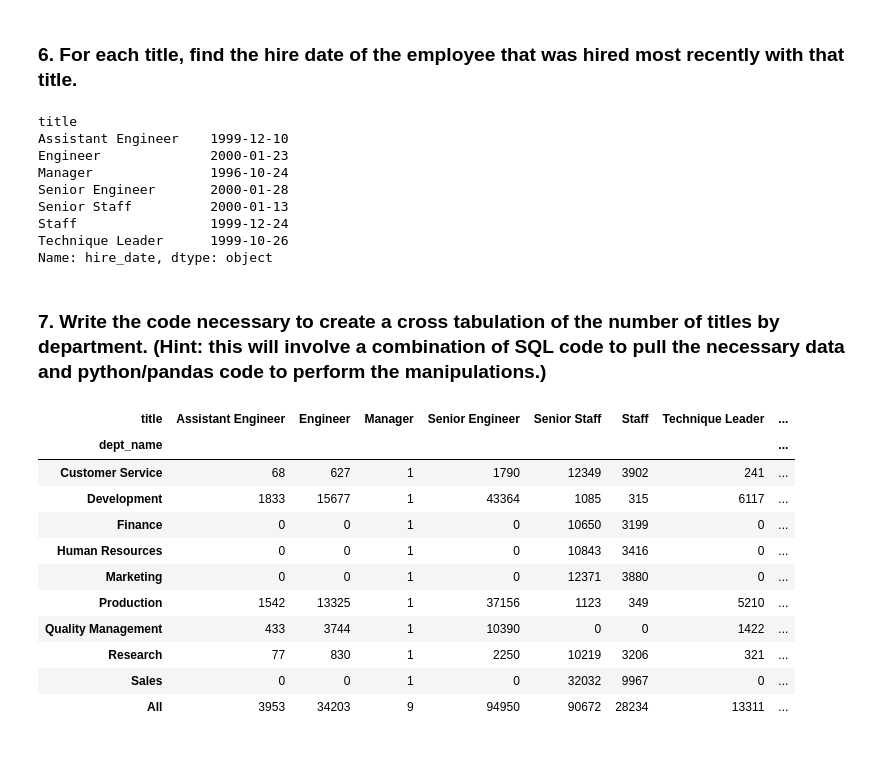
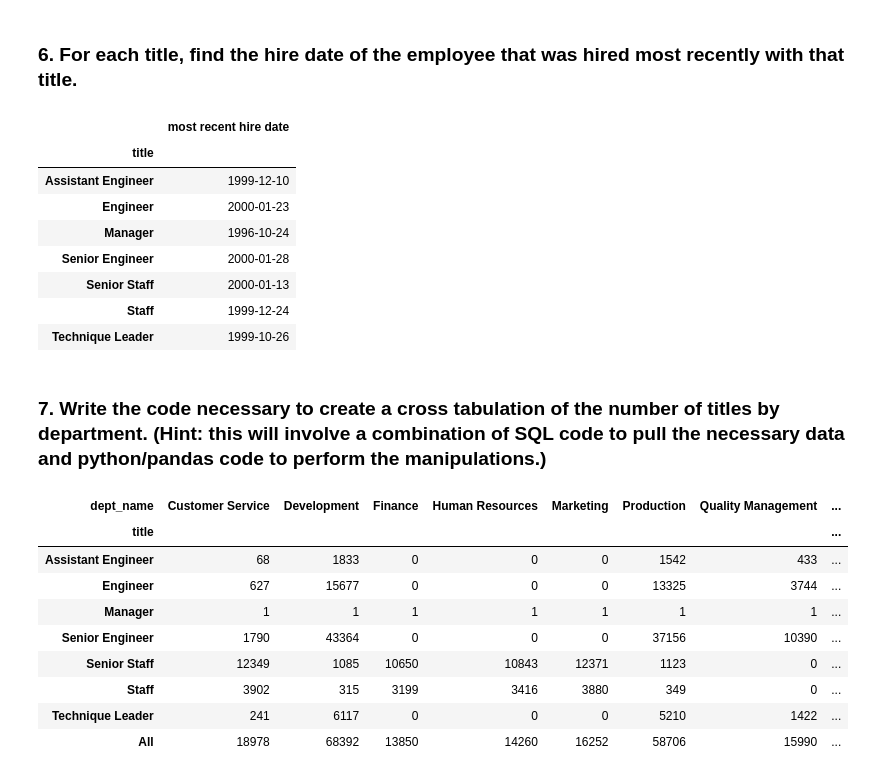
Before and after one commit to CharlesAtchison/numpy-pandas-visualization-exercises, a Jupyter notebook: advanced_dataframes.ipynb, the cells around one changed output. Drawn from its saved outputs; the diff is of its cells as text; code cells hidden in the pictures.

```diff
--- a/advanced_dataframes.ipynb
+++ b/advanced_dataframes.ipynb
@@ -363,44 +363,43 @@ memory usage: 13.7+ MB
 # %% [markdown]
 ### 6. For each title, find the hire date of the employee that was hired most recently with that title.
 # %%
-emp_w_title.groupby(by='title').hire_date.max()
+hire_dte = emp_w_title.groupby(by='title').hire_date.agg(['max'])
+hire_dte.rename(columns={'max': 'most recent hire date'})
 # %% [output]
-title
-Assistant Engineer    1999-12-10
-Engineer              2000-01-23
-Manager               1996-10-24
-Senior Engineer       2000-01-28
-Senior Staff          2000-01-13
-Staff                 1999-12-24
-Technique Leader      1999-10-26
-Name: hire_date, dtype: object
+|  | most recent hire date |
+| title |  |
+| Assistant Engineer | 1999-12-10 |
+| Engineer | 2000-01-23 |
+| Manager | 1996-10-24 |
+| Senior Engineer | 2000-01-28 |
+| Senior Staff | 2000-01-13 |
+| Staff | 1999-12-24 |
+| Technique Leader | 1999-10-26 |
 # %% [markdown]
 ### 7. Write the code necessary to create a cross tabulation of the number of titles by department. (Hint: this will involve a combination of SQL code to pull the necessary data and python/pandas code to perform the manipulations.)
 # %%
 dept_sql = '''
 select title, dept_name
 from employees
 join dept_emp
 using(emp_no)
 join departments
 using(dept_no)
 join titles
 on titles.emp_no = employees.emp_no
 and titles.to_date >= now()
 '''
 title_dept = pd.read_sql(dept_sql, emp_conn)
 # title_dept.groupby(['dept_name','title']).title.agg(['count'])
-pd.crosstab(title_dept.dept_name, title_dept.title, margins=True)
+pd.crosstab(title_dept.dept_name, title_dept.title, margins=True).T
 # %% [output]
-| title | Assistant Engineer | Engineer | Manager | Senior Engineer | Senior Staff | Staff | Technique Leader | ... |
-| dept_name |  |  |  |  |  |  |  | ... |
-| Customer Service | 68 | 627 | 1 | 1790 | 12349 | 3902 | 241 | ... |
-| Development | 1833 | 15677 | 1 | 43364 | 1085 | 315 | 6117 | ... |
-| Finance | 0 | 0 | 1 | 0 | 10650 | 3199 | 0 | ... |
-| Human Resources | 0 | 0 | 1 | 0 | 10843 | 3416 | 0 | ... |
-| Marketing | 0 | 0 | 1 | 0 | 12371 | 3880 | 0 | ... |
-| Production | 1542 | 13325 | 1 | 37156 | 1123 | 349 | 5210 | ... |
-| Quality Management | 433 | 3744 | 1 | 10390 | 0 | 0 | 1422 | ... |
-| Research | 77 | 830 | 1 | 2250 | 10219 | 3206 | 321 | ... |
-| Sales | 0 | 0 | 1 | 0 | 32032 | 9967 | 0 | ... |
-| All | 3953 | 34203 | 9 | 94950 | 90672 | 28234 | 13311 | ... |
+| dept_name | Customer Service | Development | Finance | Human Resources | Marketing | Production | Quality Management | ... |
+| title |  |  |  |  |  |  |  | ... |
+| Assistant Engineer | 68 | 1833 | 0 | 0 | 0 | 1542 | 433 | ... |
+| Engineer | 627 | 15677 | 0 | 0 | 0 | 13325 | 3744 | ... |
+| Manager | 1 | 1 | 1 | 1 | 1 | 1 | 1 | ... |
+| Senior Engineer | 1790 | 43364 | 0 | 0 | 0 | 37156 | 10390 | ... |
+| Senior Staff | 12349 | 1085 | 10650 | 10843 | 12371 | 1123 | 0 | ... |
+| Staff | 3902 | 315 | 3199 | 3416 | 3880 | 349 | 0 | ... |
+| Technique Leader | 241 | 6117 | 0 | 0 | 0 | 5210 | 1422 | ... |
+| All | 18978 | 68392 | 13850 | 14260 | 16252 | 58706 | 15990 | ... |
```
